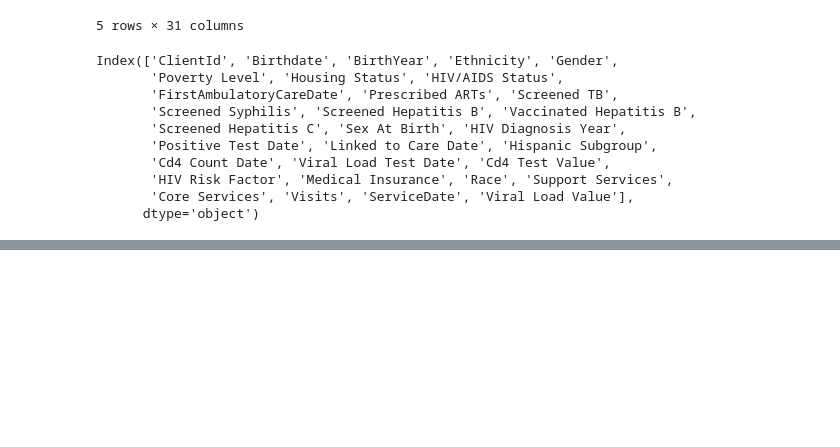
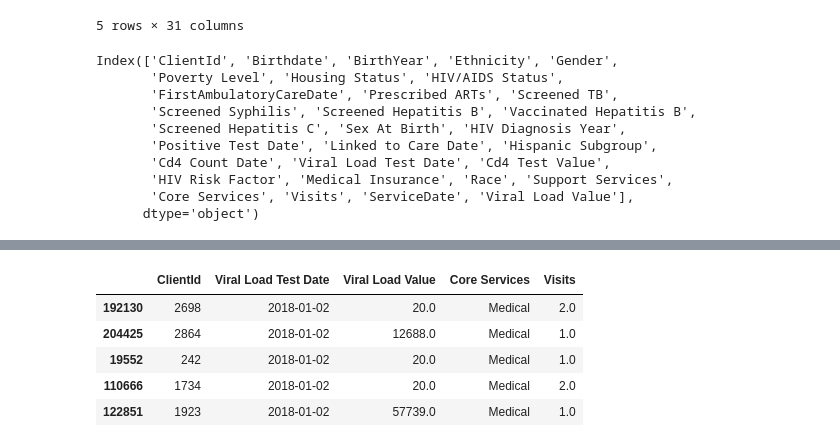
Before and after one commit to rihamramadan/Project-1, a Jupyter notebook: Merged Files.ipynb, the cells around one changed output, grey strips where cells are left out. Cells and saved outputs as stored; diff of their text form; code cells hidden in the pictures; blank space fills up the shorter version.

```diff
--- a/Merged Files.ipynb
+++ b/Merged Files.ipynb
@@ -383,0 +367,13 @@ plt.show()
+# %%
+viral_load_df = master_df.loc[:, ["ClientId", "Viral Load Test Date","Viral Load Value","Core Services","Visits"]]
+viral_load_dedupe_df = viral_load_df.sort_values(by=['Viral Load Test Date']).drop_duplicates(subset='ClientId', keep='last')
+viral_cleaned_df = viral_load_dedupe_df[~viral_load_dedupe_df['Viral Load Value'].isin(['NaN'])]
+
+viral_cleaned_df.head()
+# %% [output]
+|  | ClientId | Viral Load Test Date | Viral Load Value | Core Services | Visits |
+| 192130 | 2698 | 2018-01-02 | 20.0 | Medical | 2.0 |
+| 204425 | 2864 | 2018-01-02 | 12688.0 | Medical | 1.0 |
+| 19552 | 242 | 2018-01-02 | 20.0 | Medical | 1.0 |
+| 110666 | 1734 | 2018-01-02 | 20.0 | Medical | 2.0 |
+| 122851 | 1923 | 2018-01-02 | 57739.0 | Medical | 1.0 |
```
Also changed, not shown: parts of 15 cells of this notebook, 1 other file.
